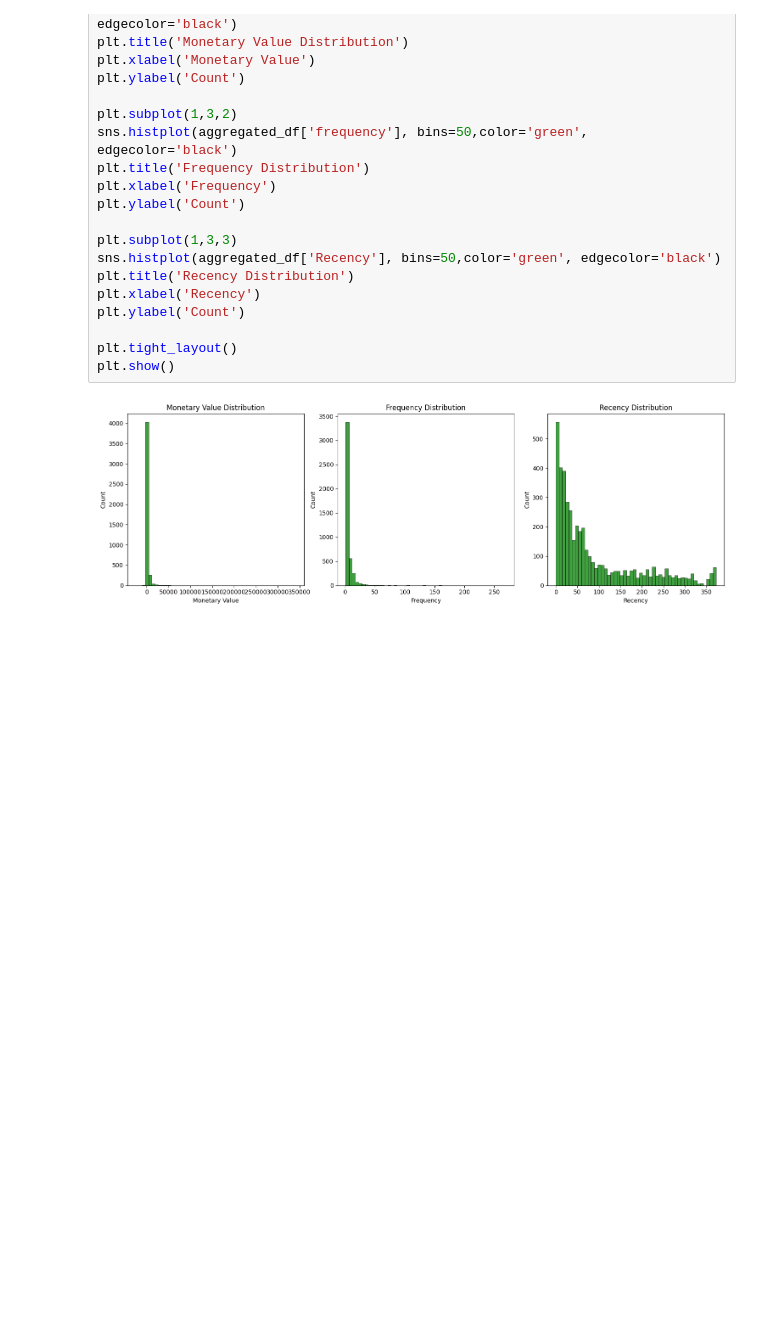
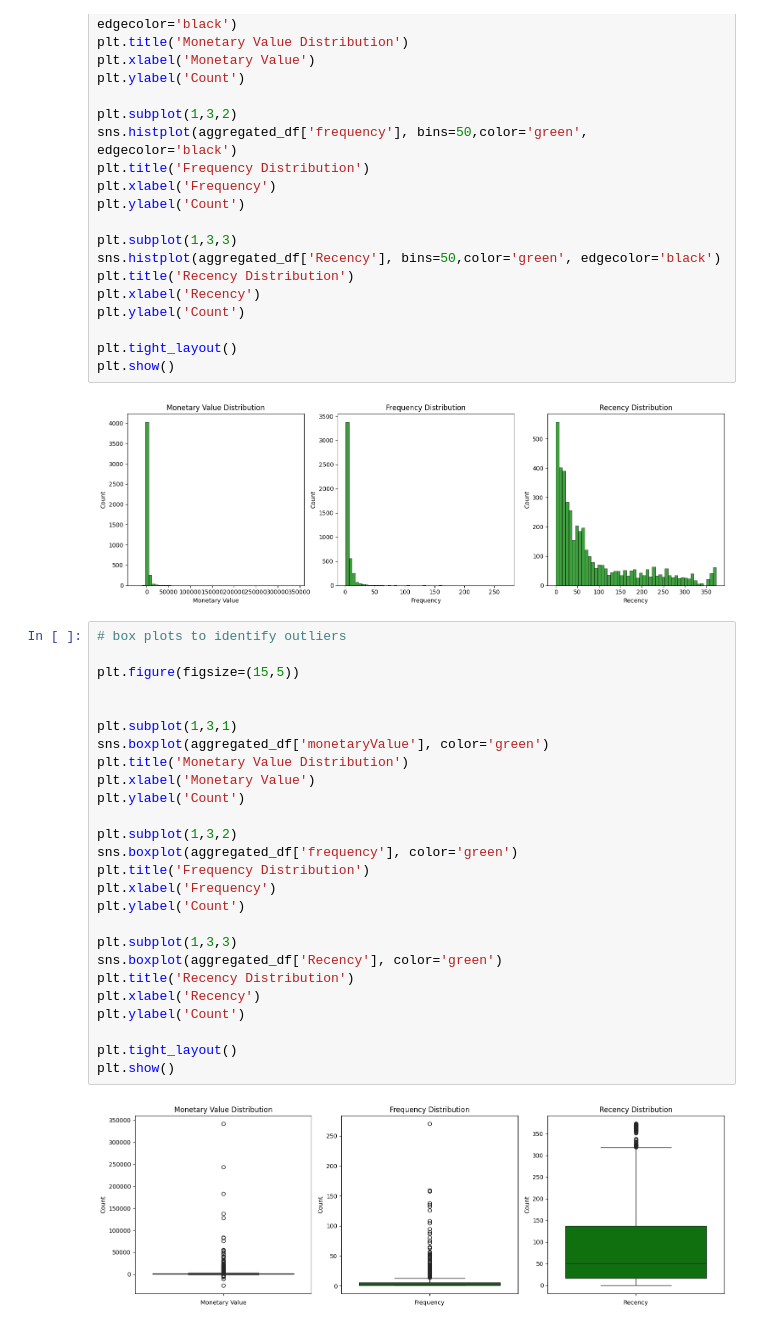
Before and after one commit to abhayyadav9/machineLearning, a Jupyter notebook: UnSupervised_learning/Kmean/customer_segmentaaaaatio.ipynb, the cells around one changed output. Saved outputs shown, nothing was run; the diff lists cells and outputs as text; blank space fills up the shorter version.

```diff
--- a/UnSupervised_learning/Kmean/customer_segmentaaaaatio.ipynb
+++ b/UnSupervised_learning/Kmean/customer_segmentaaaaatio.ipynb
@@ -309,3 +309,31 @@ plt.tight_layout()
 plt.show()
 # %% [output]
 [figure]
+# %%
+# box plots to identify outliers
+
+plt.figure(figsize=(15,5))
+
+
+plt.subplot(1,3,1)
+sns.boxplot(aggregated_df['monetaryValue'], color='green')
+plt.title('Monetary Value Distribution')
+plt.xlabel('Monetary Value')
+plt.ylabel('Count')
+
+plt.subplot(1,3,2)
+sns.boxplot(aggregated_df['frequency'], color='green')
+plt.title('Frequency Distribution')
+plt.xlabel('Frequency')
+plt.ylabel('Count')
+
+plt.subplot(1,3,3)
+sns.boxplot(aggregated_df['Recency'], color='green')
+plt.title('Recency Distribution')
+plt.xlabel('Recency')
+plt.ylabel('Count')
+
+plt.tight_layout()
+plt.show()
+# %% [output]
+[figure, added]
```
Also changed, not shown: parts of 21 cells of this notebook.
